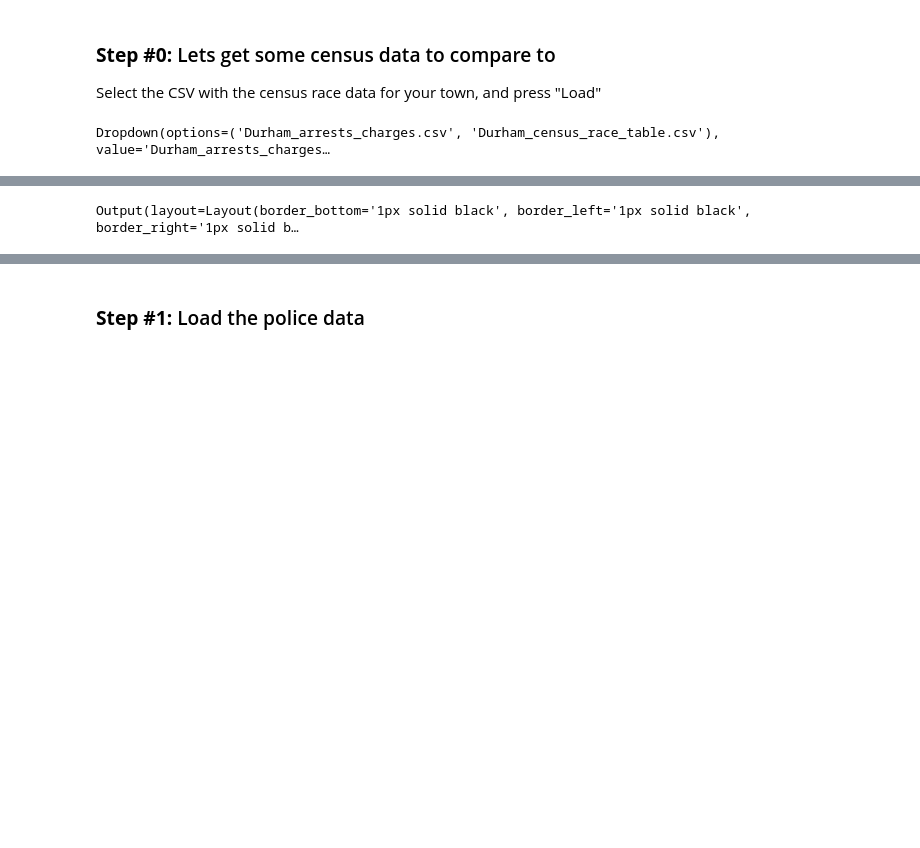
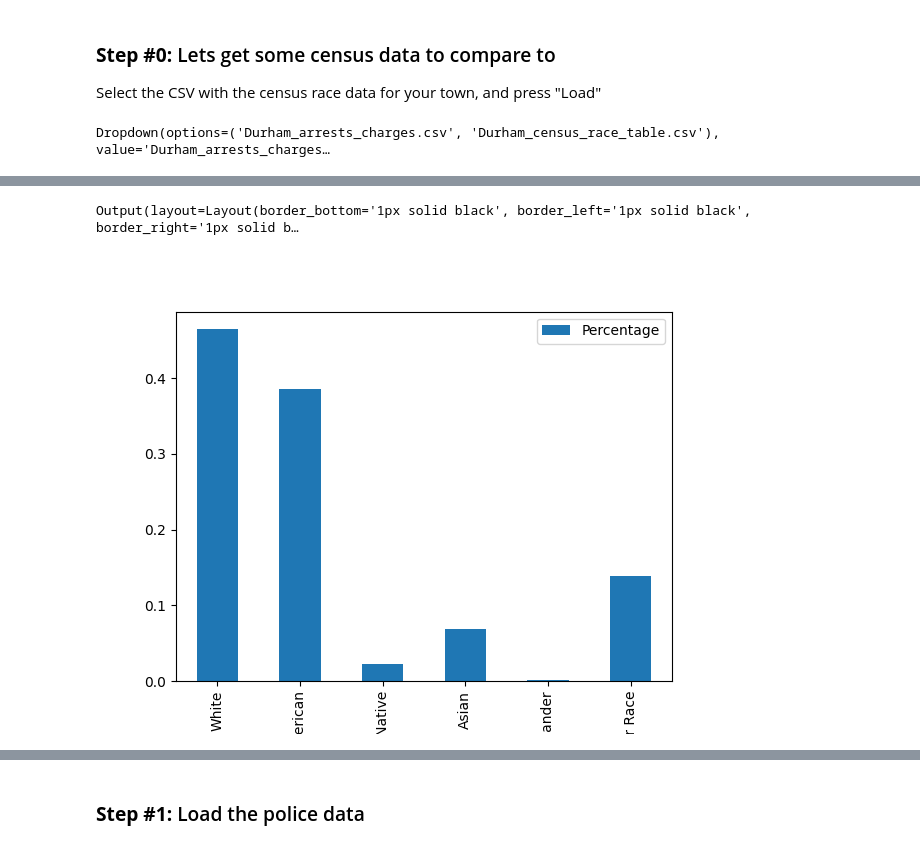
Before and after one commit to siwelwerd/binder-test, a Jupyter notebook: sample_analysis.ipynb, the cells around one changed output, grey strips where cells are left out. Cells and saved outputs as stored; diff of their text form; code cells hidden in the pictures; blank space fills up the shorter version.

Commit message:
Attempting to get plots working

```diff
--- a/sample_analysis.ipynb
+++ b/sample_analysis.ipynb
@@ -19,34 +19,47 @@ Add some instructions here
 
 Select the CSV with the census race data for your town, and press "Load"
 # %%
+
+townRace = pd.DataFrame()
+townRace.columns=['Race','Population','Percentage']
+
 outputWidget0 = widgets.Output(layout={'border': '1px solid black'})
 
 fileSelect0 = widgets.Dropdown(
     options= os.listdir('data/'),
     disabled=False
 )
 display(fileSelect0)
 loadButton0 = widgets.Button(
     description='Load data file',
 )
+@outputWidget0.capture()
 def load_data0():
     global townRace
-    townRace = pd.read_csv(os.path.join("data/",fileSelect0.value),index_col=[0])
-    townRace.columns=['Population']
-    townRace['Population']=townRace['Population'].apply(lambda s: s.replace(',',''))
-    townRace['Population']=townRace['Population'].astype('int')
-    totalTownPopulation = townRace.filter(like='Population of one race',axis='index').iloc[0,0]
-    townRace = townRace.filter(like='alone',axis='index')
+    townRaceRaw = pd.read_csv(os.path.join("data/",fileSelect0.value),index_col=[0])
+    townRaceRaw.columns=['Population']
+    townRaceRaw['Population']=townRaceRaw['Population'].apply(lambda s: s.replace(',',''))
+    townRaceRaw['Population']=townRaceRaw['Population'].astype('int')
+    totalTownPopulation = townRaceRaw.filter(like='Total',axis='index').iloc[0,0]
+    townRace = pd.DataFrame([["White",townRaceRaw.filter(like='White',axis='index')['Population'].sum()],
+                          ["Black or African American", townRaceRaw.filter(like='Black',axis='index')['Population'].sum()],
+                          ["American Indian or Alaskan Native", townRaceRaw.filter(like='American Indian',axis='index')['Population'].sum()],
+                          ["Asian", townRaceRaw.filter(like='Asian',axis='index')['Population'].sum()],
+                          ["Native Hawaiian or Other Pacific Islander",townRaceRaw.filter(like='Native Hawaiian',axis='index')['Population'].sum()],
+                          ["Some Other Race", townRaceRaw.filter(like='Other',axis='index')['Population'].sum()]])
+    townRace.columns=['Race','Population']
     townRace['Percentage']=townRace['Population']/totalTownPopulation
 
-    with outputWidget0:
-        display("Successfully loaded the datafile " + fileSelect0.value )
-        display("The total population of your town of a single race is " + str(totalTownPopulation))
-        display(townRace)
+#    with outputWidget0:
+    display("Successfully loaded the datafile " + fileSelect0.value )
+    display("The total population of your town is " + str(totalTownPopulation))
+        #display(townRace)
+
 
 loadButton0.on_click(lambda b: load_data0())
 display(loadButton0,outputWidget0)
 # %% [output]
 Dropdown(options=('Durham_arrests_charges.csv', 'Durham_census_race_table.csv'), value='Durham_arrests_charges…
 [interactive output not drawn]
 Output(layout=Layout(border_bottom='1px solid black', border_left='1px solid black', border_right='1px solid b…
+[figure, added]
```
Also changed, not shown: parts of 5 cells of this notebook.
